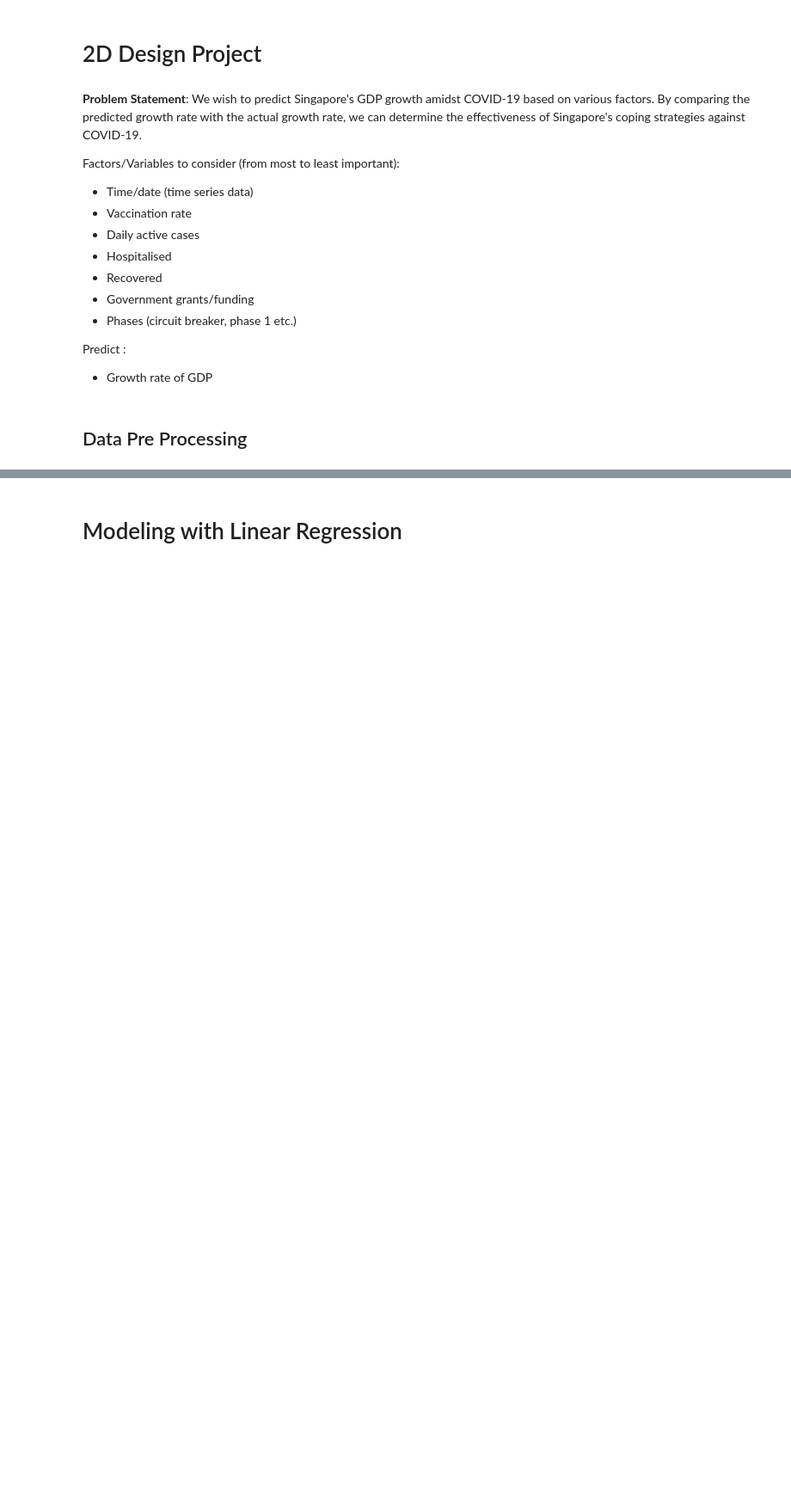
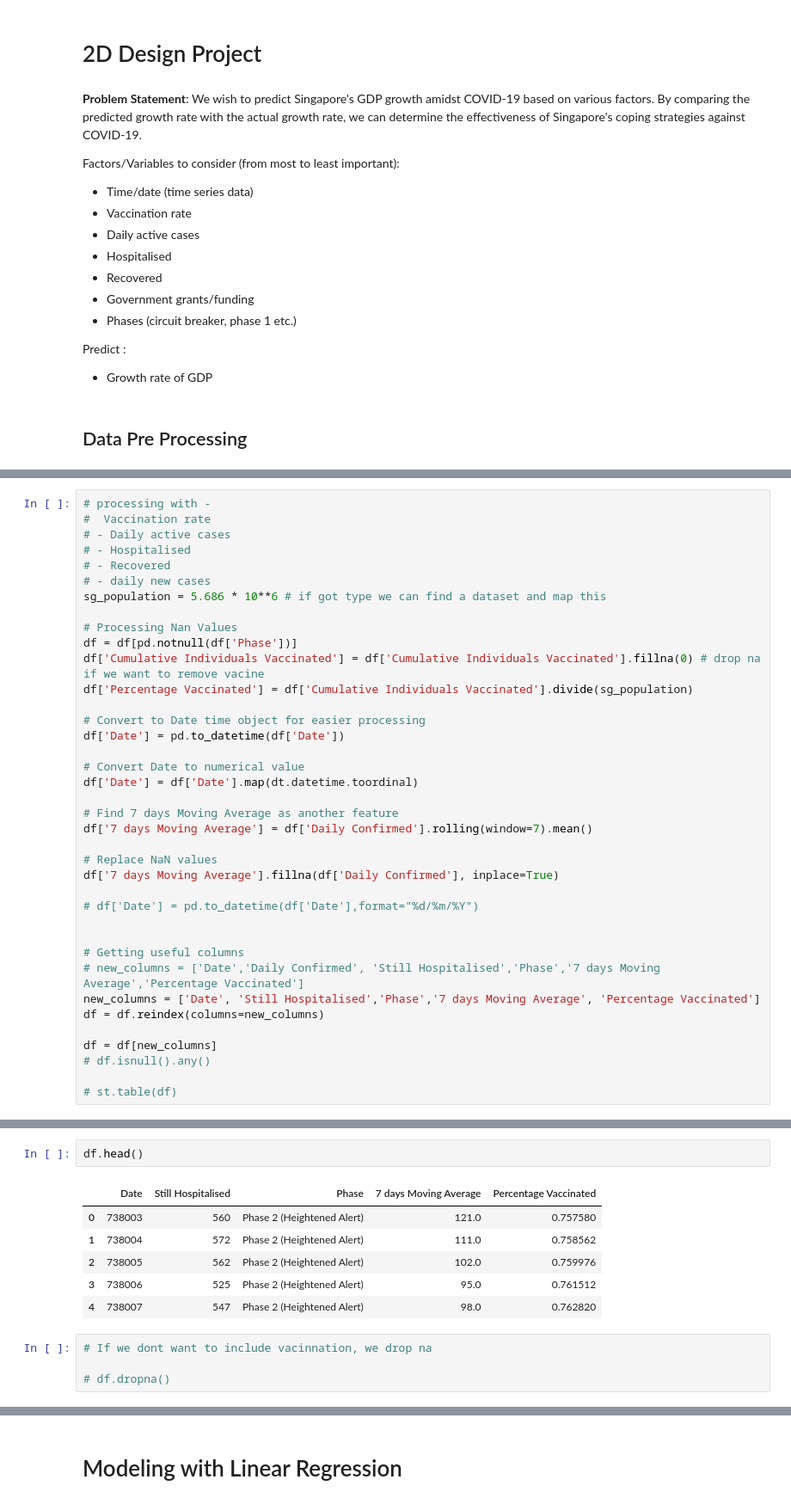
Before and after one commit to ExtremelySunnyYK/Covid-Modelling, a Jupyter notebook: task-2.ipynb, the cells around one changed output, grey strips where cells are left out. Shown at 86% size. Drawn from its saved outputs; the diff is of its cells as text; blank space fills up the shorter version.

```diff
--- a/task-2.ipynb
+++ b/task-2.ipynb
@@ -84,0 +72,38 @@ datasets['7 days Moving Average'] = datasets['Daily Confirmed'].rolling(window=7
+# %%
+# processing with -
+#  Vaccination rate
+# - Daily active cases
+# - Hospitalised
+# - Recovered
+# - daily new cases
+sg_population = 5.686 * 10**6 # if got type we can find a dataset and map this
+
+# Processing Nan Values
+df = df[pd.notnull(df['Phase'])]
+df['Cumulative Individuals Vaccinated'] = df['Cumulative Individuals Vaccinated'].fillna(0) # drop na if we want to remove vacine
+df['Percentage Vaccinated'] = df['Cumulative Individuals Vaccinated'].divide(sg_population)
+
+# Convert to Date time object for easier processing
+df['Date'] = pd.to_datetime(df['Date'])
+
+# Convert Date to numerical value
+df['Date'] = df['Date'].map(dt.datetime.toordinal)
+
+# Find 7 days Moving Average as another feature
+df['7 days Moving Average'] = df['Daily Confirmed'].rolling(window=7).mean()
+
+# Replace NaN values
+df['7 days Moving Average'].fillna(df['Daily Confirmed'], inplace=True)
+
+# df['Date'] = pd.to_datetime(df['Date'],format="%d/%m/%Y")
+
+
+# Getting useful columns
+# new_columns = ['Date','Daily Confirmed', 'Still Hospitalised','Phase','7 days Moving Average','Percentage Vaccinated']
+new_columns = ['Date', 'Still Hospitalised','Phase','7 days Moving Average', 'Percentage Vaccinated']
+df = df.reindex(columns=new_columns)
+
+df = df[new_columns]
+# df.isnull().any()
+
+# st.table(df)
@@ -84,0 +132,13 @@ datasets['7 days Moving Average'] = datasets['Daily Confirmed'].rolling(window=7
+# %%
+df.head()
+# %% [output]
+|  | Date | Still Hospitalised | Phase | 7 days Moving Average | Percentage Vaccinated |
+| 0 | 738003 | 560 | Phase 2 (Heightened Alert) | 121.0 | 0.757580 |
+| 1 | 738004 | 572 | Phase 2 (Heightened Alert) | 111.0 | 0.758562 |
+| 2 | 738005 | 562 | Phase 2 (Heightened Alert) | 102.0 | 0.759976 |
+| 3 | 738006 | 525 | Phase 2 (Heightened Alert) | 95.0 | 0.761512 |
+| 4 | 738007 | 547 | Phase 2 (Heightened Alert) | 98.0 | 0.762820 |
+# %%
+# If we dont want to include vacinnation, we drop na
+
+# df.dropna()
```
Also changed, not shown: parts of 28 cells of this notebook, 1 other file.
